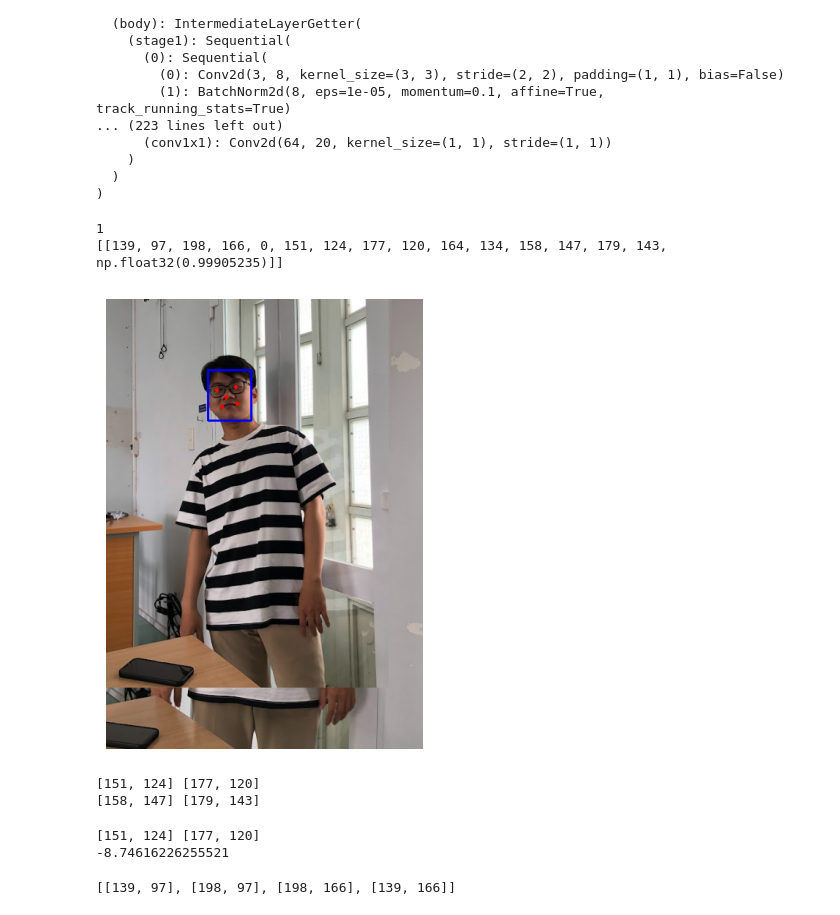
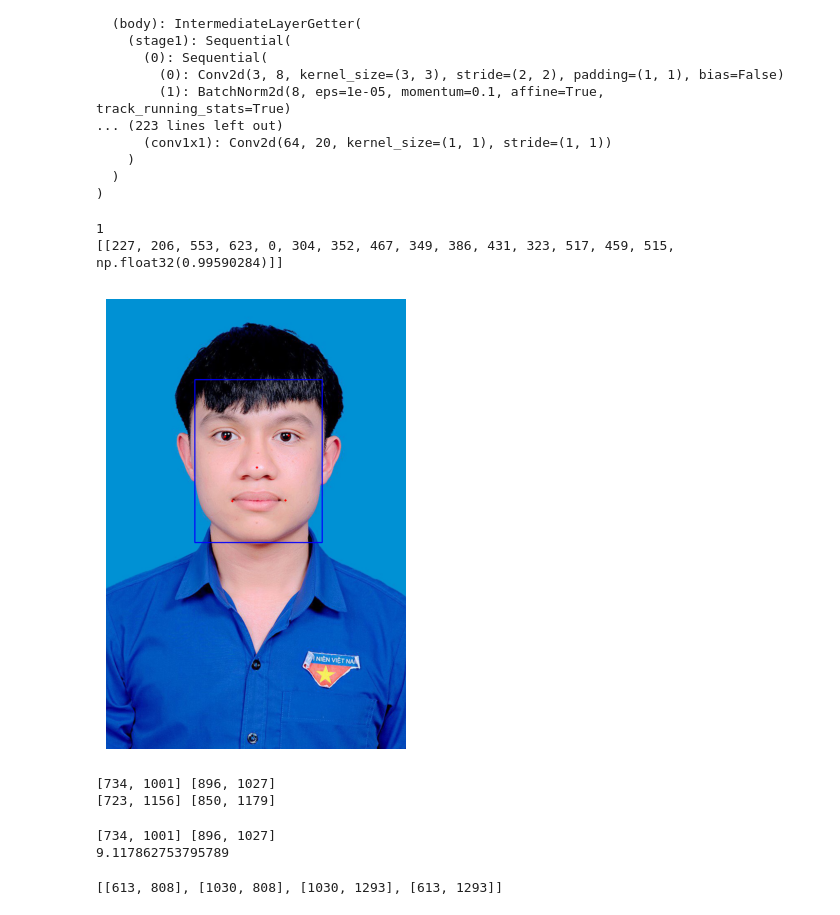
Before and after one commit to fclone01/Pytorch_Retinaface, a Jupyter notebook: test_image.ipynb, the cells around one changed output. Saved outputs shown, nothing was run; the diff lists cells and outputs as text; code cells hidden in the pictures.

```diff
--- a/test_image.ipynb
+++ b/test_image.ipynb
@@ -224,16 +224,16 @@ def draw_faces_landmarks(image_path, faces_data, output_image_path=None):
         plt.tight_layout()
         plt.show()
 # %%
-image_path = "c:/Users/four/Downloads/n3.png"
+image_path = "d:/data_dut/face_21k102 - Copy/102210017.jpg"
 # img_raw = cv2.imread(image_path, cv2.IMREAD_COLOR)
 facess = detect_faces(image_path)
 print(len(facess))
 print(facess)
 draw_faces_landmarks(image_path,facess)
 # %% [output]
 1
-[[139, 97, 198, 166, 0, 151, 124, 177, 120, 164, 134, 158, 147, 179, 143, np.float32(0.99905235)]]
+[[227, 206, 553, 623, 0, 304, 352, 467, 349, 386, 431, 323, 517, 459, 515, np.float32(0.99590284)]]
-[figure, old version]
+[figure, new version]
 # %%
 import math
 def calculate_angle(point1, point2):
@@ -282,20 +282,20 @@ rotated_image = rotate_image(image_path, (calculate_angle([face[5],face[6]],[fac
 # Hiển thị ảnh đã xoay (nếu cần)
 rotated_image.show()
 # %% [output]
-[151, 124] [177, 120]
-[158, 147] [179, 143]
+[734, 1001] [896, 1027]
+[723, 1156] [850, 1179]
 # %%
 print(calculate_angle([face[5],face[6]],[face[7],face[8]]))
 # %% [output]
-[151, 124] [177, 120]
--8.74616226255521
+[734, 1001] [896, 1027]
+9.117862753795789
 # %%
 # rectangle_points = [(face[0], face[1]), (face[0]+face[2], face[1]), (face[0]+face[2], face[1]+face[3]), (face[0],face[1]+face[3])]
 x1,y1,x2,y2 = face[0:4]
 rectangle_points =[[x1,y1],[x2,y1],[x2,y2],[x1,y2]]
 print(rectangle_points)
 # %% [output]
-[[139, 97], [198, 97], [198, 166], [139, 166]]
+[[613, 808], [1030, 808], [1030, 1293], [613, 1293]]
 # %%
 import math
 import matplotlib.pyplot as plt
```
Also changed, not shown: parts of 2 cells of this notebook, 1 other file.
